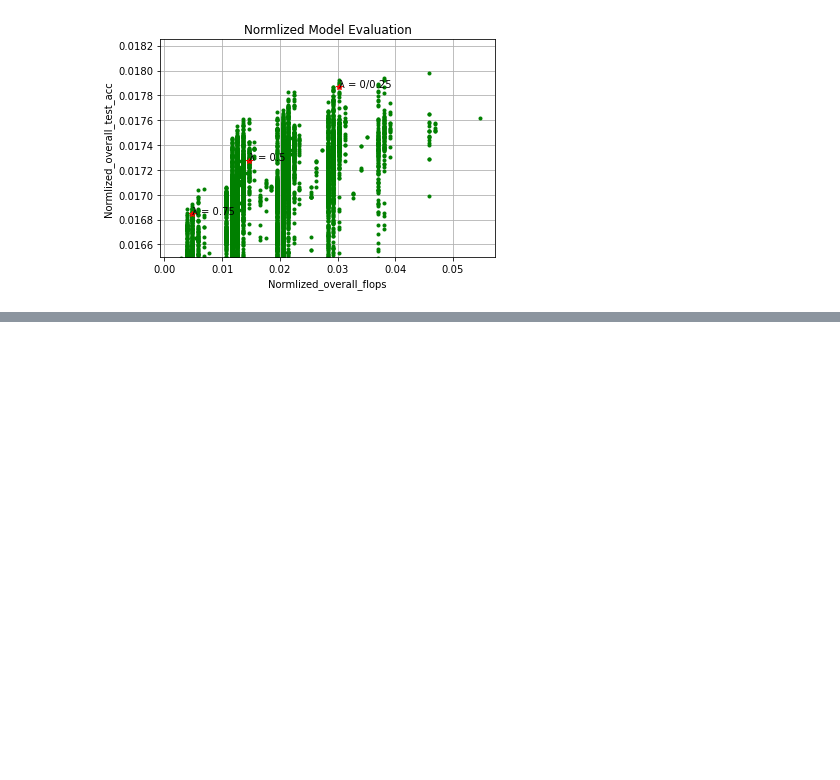
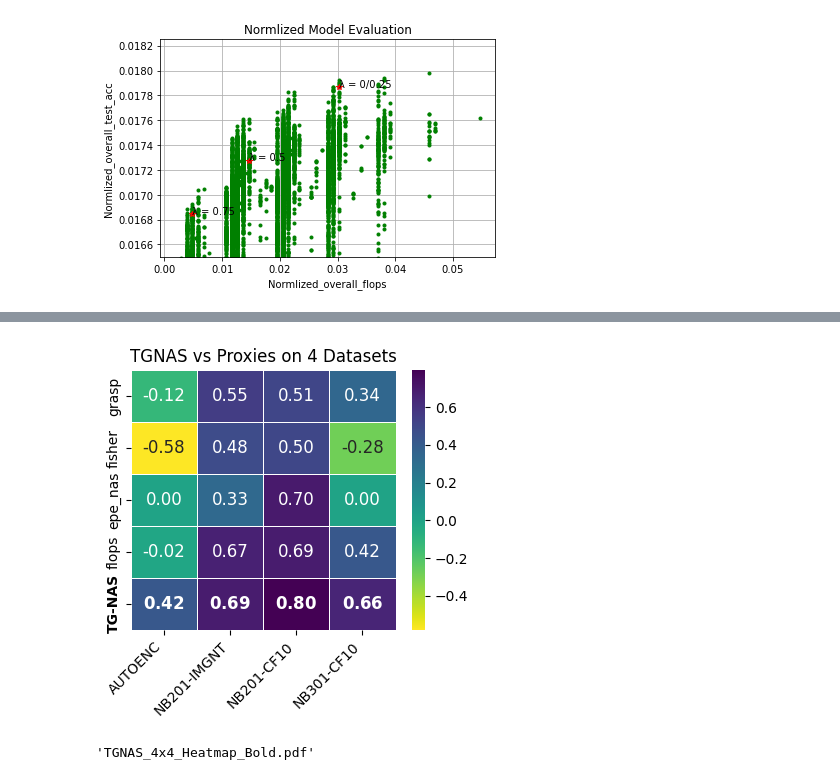
Before and after one commit to YeQiao/TG-NAS, a Jupyter notebook: NAS-Bench-201_test.ipynb, the cells around one changed output, grey strips where cells are left out. Cells and saved outputs as stored; diff of their text form; code cells hidden in the pictures; blank space fills up the shorter version.

```diff
--- a/NAS-Bench-201_test.ipynb
+++ b/NAS-Bench-201_test.ipynb
@@ -94,0 +282,47 @@ plt.savefig("Normlized_Model_Evaluation_zoom_in.svg")
+# %%
+import matplotlib.pyplot as plt
+import seaborn as sns
+import pandas as pd
+
+# Data setup (unchanged)
+row_labels = ['grasp', 'fisher', 'epe_nas', 'flops', 'TG-NAS']
+
+col_labels = ["AUTOENC", "NB201-IMGNT",  "NB201-CF10", "NB301-CF10"]
+
+data = [
+    [-0.12, 0.55, 0.51, 0.34],  # grasp
+    [-0.58, 0.48, 0.50, -0.28],  # fisher
+    [0.00, 0.33, 0.70, 0.00],   # epe_nas
+    [-0.02, 0.67, 0.69, 0.42],  # flops
+    [0.4193, 0.6895, 0.7953, 0.6556]  # TGNAS
+    ]
+
+df = pd.DataFrame(data, index=row_labels, columns=col_labels)
+
+# Format annotations: 2 decimals + bold TGNAS
+annot_data = df.applymap(lambda x: f"{x:.2f}")
+annot_data.loc['TG-NAS'] = annot_data.loc['TG-NAS'].apply(lambda x: f"$\\bf{{{x}}}$")
+
+# Plot heatmap
+plt.figure(figsize=(4, 4))
+sns.heatmap(df, annot=annot_data, fmt='', cmap="viridis_r", linewidths=0.5, cbar=True, annot_kws={'size': 12})
+plt.title("TGNAS vs Proxies on 4 Datasets", fontsize=12)
+plt.xticks(rotation=45, ha='right', fontsize=10)  # x-axis tick font size
+# plt.yticks(fontsize=10)
+yticks = plt.gca().get_yticklabels()
+for tick in yticks:
+    if tick.get_text() == 'TG-NAS':
+        tick.set_fontweight('bold')
+    tick.set_fontsize(10)
+plt.tight_layout()
+
+# Save and show
+output_path = "TGNAS_4x4_Heatmap_Bold.pdf"
+plt.savefig(output_path, format='pdf')
+plt.show()
+plt.close()
+
+output_path
+# %% [output]
+[figure, added]
+'TGNAS_4x4_Heatmap_Bold.pdf'
```
Also changed, not shown: parts of 4 cells of this notebook, 24 other files.
